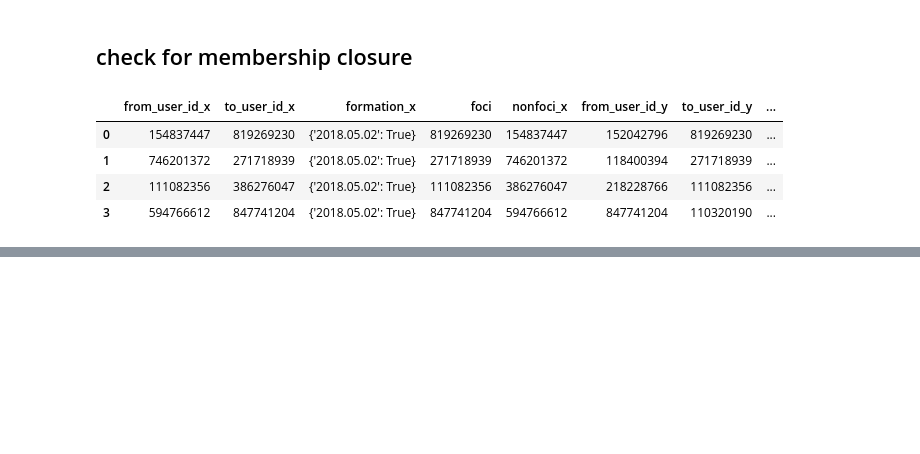
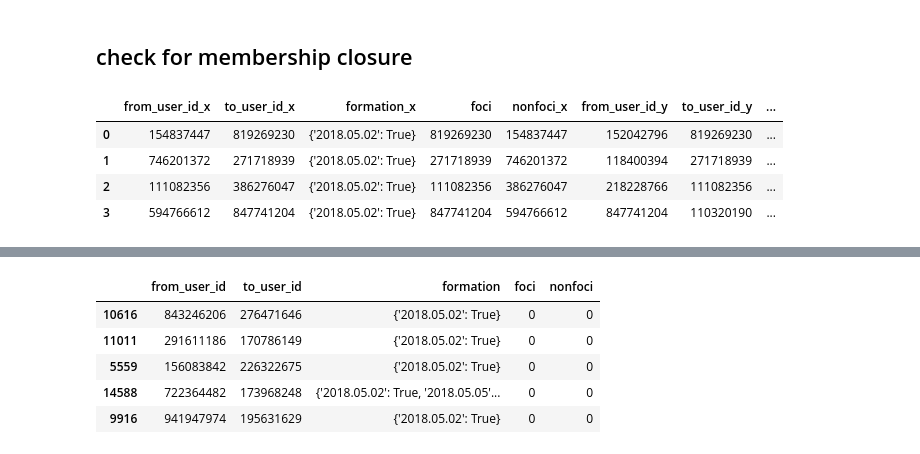
Before and after one commit to AmmarRashed/EventOrient, a Jupyter notebook: notebooks/calculating_closures.ipynb, the cells around one changed output, grey strips where cells are left out. Cells and saved outputs as stored; diff of their text form; code cells hidden in the pictures; blank space fills up the shorter version.

```diff
--- a/notebooks/calculating_closures.ipynb
+++ b/notebooks/calculating_closures.ipynb
@@ -49,7 +50,9 @@ def present_in_date(changes_dates, queried_date):
         present = changes_dates[d]
     return present
 # %%
-def calculate_new_edges2(d1="2018.05.01", d2="2018.05.02"):
+d1 = "2018.05.01"
+d2 = "2018.05.02"
+def calculate_new_edges2(d1=d1, d2=d2):
     nw = deepcopy(rc)
     for_col = nw.formation.apply(lambda dates: present_in_date(dates,d2) and not present_in_date(dates,d1))
     return rc[for_col == True]
@@ -74,10 +77,10 @@ def get_connections_by_date(cons, date, present=True):
     for_col = nw.formation.apply(lambda dates: present_in_date(dates,date))
     return cons[for_col == present]
 # %%
-def calculate_new_edges(d1="2018.05.01", d2="2018.05.02"):
+def calculate_new_edges(d1=d1, d2=d2):
     return get_connections_by_date(get_connections_by_date(rc, d2), d1, False)
 # %%
 s = time.time()
-c2 = calculate_new_edges2()
+new_edges = calculate_new_edges()
 print("took: ",time.time()-s)
 # %% [output]
@@ -102,8 +105,8 @@ is_focal = lambda from_,to, orgs: (0,0) if (from_ in orgs and to in orgs)\
                                         or not(from_ in orgs or to in orgs)\
                                             else ((to,from_) if to in orgs else (from_,to))
 # %%
-c2["foci"] = c2.apply(lambda row:is_focal(row['from_user_id'], row['to_user_id'], orgs), axis=1)
-c2["nonfoci"] = c2.foci.apply(lambda f: f[1])
-c2["foci"] = c2.foci.apply(lambda f: f[0])
-c2[c2.foci!=0]
+new_edges["foci"] = new_edges.apply(lambda row:is_focal(row['from_user_id'], row['to_user_id'], orgs), axis=1)
+new_edges["nonfoci"] = new_edges.foci.apply(lambda f: f[1])
+new_edges["foci"] = new_edges.foci.apply(lambda f: f[0])
+new_edges[new_edges.foci!=0]
 # %% [output]
@@ -241,0 +193,11 @@ NodeView((99528248, 280162312, 825982985, 214511627, 174575628, 429101069, 49244
+# %%
+# Get all new user-user connections at t2
+new_u2u_edges = new_edges[new_edges.foci==0]
+new_u2u_edges.sample(5)
+# %% [output]
+|  | from_user_id | to_user_id | formation | foci | nonfoci |
+| 10616 | 843246206 | 276471646 | {'2018.05.02': True} | 0 | 0 |
+| 11011 | 291611186 | 170786149 | {'2018.05.02': True} | 0 | 0 |
+| 5559 | 156083842 | 226322675 | {'2018.05.02': True} | 0 | 0 |
+| 14588 | 722364482 | 173968248 | {'2018.05.02': True, '2018.05.05'... | 0 | 0 |
+| 9916 | 941947974 | 195631629 | {'2018.05.02': True} | 0 | 0 |
```
Also changed, not shown: parts of 20 cells of this notebook, 4 other files.
